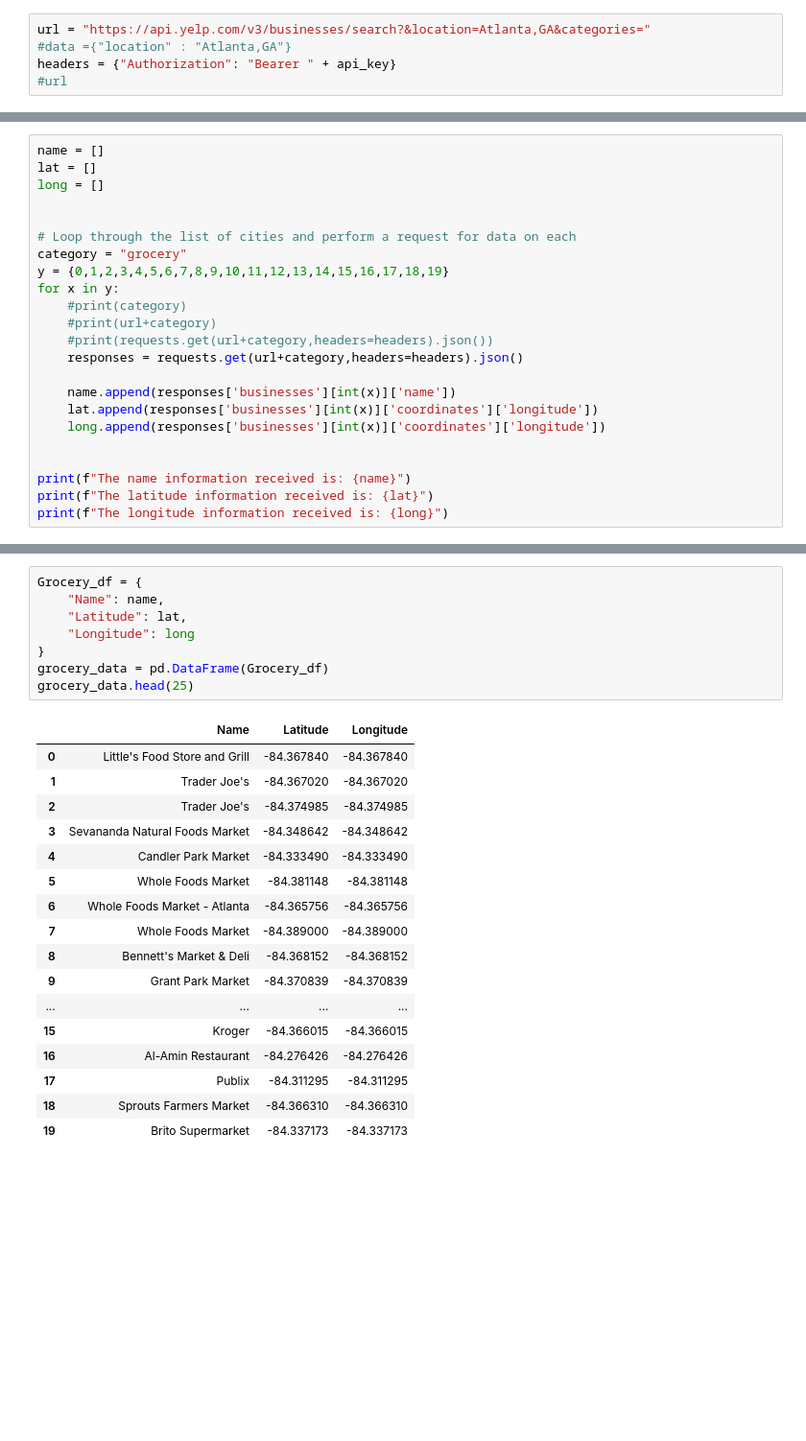
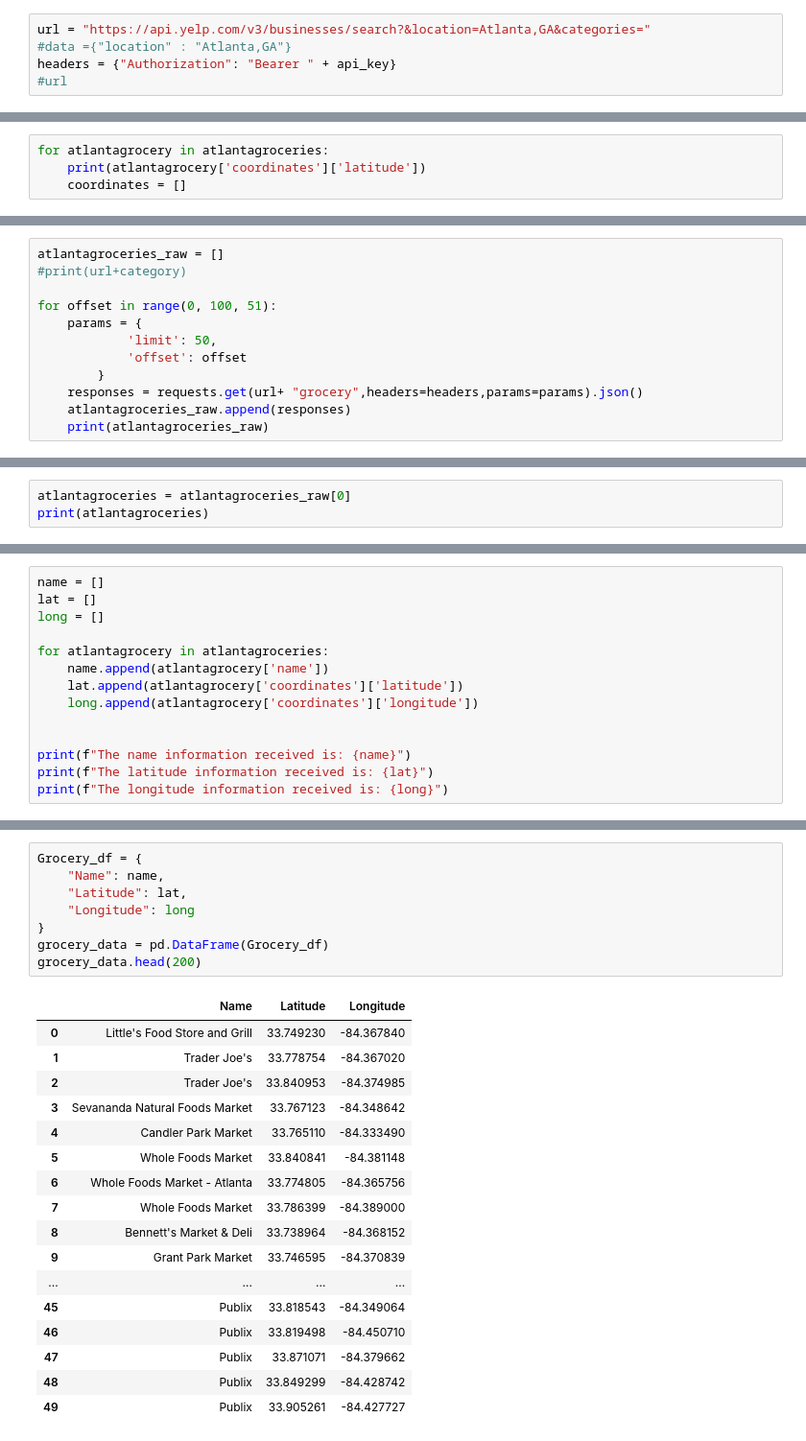
Before and after one commit to lmalla/Project-1, a Jupyter notebook: Lekh/project.ipynb, the cells around one changed output, grey strips where cells are left out. Shown at 96% size. Drawn from its saved outputs; the diff is of its cells as text; blank space fills up the shorter version.

```diff
--- a/Lekh/project.ipynb
+++ b/Lekh/project.ipynb
@@ -37,0 +90,4 @@ https://api.yelp.com/v3/businesses/search?&location=Atlanta,GA&categories=grocer
+# %%
+for atlantagrocery in atlantagroceries:
+    print(atlantagrocery['coordinates']['latitude'])
+    coordinates = []
@@ -37,0 +120,12 @@ https://api.yelp.com/v3/businesses/search?&location=Atlanta,GA&categories=grocer
+# %%
+atlantagroceries_raw = []
+#print(url+category)
+
+for offset in range(0, 100, 51):
+    params = {
+            'limit': 50,
+            'offset': offset
+        }
+    responses = requests.get(url+ "grocery",headers=headers,params=params).json()
+    atlantagroceries_raw.append(responses)
+    print(atlantagroceries_raw)
@@ -37,0 +135,3 @@ https://api.yelp.com/v3/businesses/search?&location=Atlanta,GA&categories=grocer
+# %%
+atlantagroceries = atlantagroceries_raw[0]
+print(atlantagroceries)
@@ -40,19 +142,10 @@ name = []
 lat = []
 long = []
 
-
-# Loop through the list of cities and perform a request for data on each
-category = "grocery"
-y = {0,1,2,3,4,5,6,7,8,9,10,11,12,13,14,15,16,17,18,19}
-for x in y:
-    #print(category)
-    #print(url+category)
-    #print(requests.get(url+category,headers=headers).json())
-    responses = requests.get(url+category,headers=headers).json()
-
-    name.append(responses['businesses'][int(x)]['name'])
-    lat.append(responses['businesses'][int(x)]['coordinates']['longitude'])
-    long.append(responses['businesses'][int(x)]['coordinates']['longitude'])
+for atlantagrocery in atlantagroceries:
+    name.append(atlantagrocery['name'])
+    lat.append(atlantagrocery['coordinates']['latitude'])
+    long.append(atlantagrocery['coordinates']['longitude'])
 
 
 print(f"The name information received is: {name}")
@@ -65,26 +156,26 @@ The longitude information received is: [-84.36784, -84.3670198, -84.3749849, -84
 # %%
 Grocery_df = {
     "Name": name,
     "Latitude": lat,
     "Longitude": long
 }
 grocery_data = pd.DataFrame(Grocery_df)
-grocery_data.head(25)
+grocery_data.head(200)
 # %% [output]
 |  | Name | Latitude | Longitude |
-| 0 | Little's Food Store and Grill | -84.367840 | -84.367840 |
-| 1 | Trader Joe's | -84.367020 | -84.367020 |
-| 2 | Trader Joe's | -84.374985 | -84.374985 |
-| 3 | Sevananda Natural Foods Market | -84.348642 | -84.348642 |
-| 4 | Candler Park Market | -84.333490 | -84.333490 |
-| 5 | Whole Foods Market | -84.381148 | -84.381148 |
-| 6 | Whole Foods Market - Atlanta | -84.365756 | -84.365756 |
-| 7 | Whole Foods Market | -84.389000 | -84.389000 |
-| 8 | Bennett's Market & Deli | -84.368152 | -84.368152 |
-| 9 | Grant Park Market | -84.370839 | -84.370839 |
+| 0 | Little's Food Store and Grill | 33.749230 | -84.367840 |
+| 1 | Trader Joe's | 33.778754 | -84.367020 |
+| 2 | Trader Joe's | 33.840953 | -84.374985 |
+| 3 | Sevananda Natural Foods Market | 33.767123 | -84.348642 |
+| 4 | Candler Park Market | 33.765110 | -84.333490 |
+| 5 | Whole Foods Market | 33.840841 | -84.381148 |
+| 6 | Whole Foods Market - Atlanta | 33.774805 | -84.365756 |
+| 7 | Whole Foods Market | 33.786399 | -84.389000 |
+| 8 | Bennett's Market & Deli | 33.738964 | -84.368152 |
+| 9 | Grant Park Market | 33.746595 | -84.370839 |
 | ... | ... | ... | ... |
-| 15 | Kroger | -84.366015 | -84.366015 |
-| 16 | Al-Amin Restaurant | -84.276426 | -84.276426 |
-| 17 | Publix | -84.311295 | -84.311295 |
-| 18 | Sprouts Farmers Market | -84.366310 | -84.366310 |
-| 19 | Brito Supermarket | -84.337173 | -84.337173 |
+| 45 | Publix | 33.818543 | -84.349064 |
+| 46 | Publix | 33.819498 | -84.450710 |
+| 47 | Publix | 33.871071 | -84.379662 |
+| 48 | Publix | 33.849299 | -84.428742 |
+| 49 | Publix | 33.905261 | -84.427727 |
```
Also changed, not shown: parts of 14 cells of this notebook.
